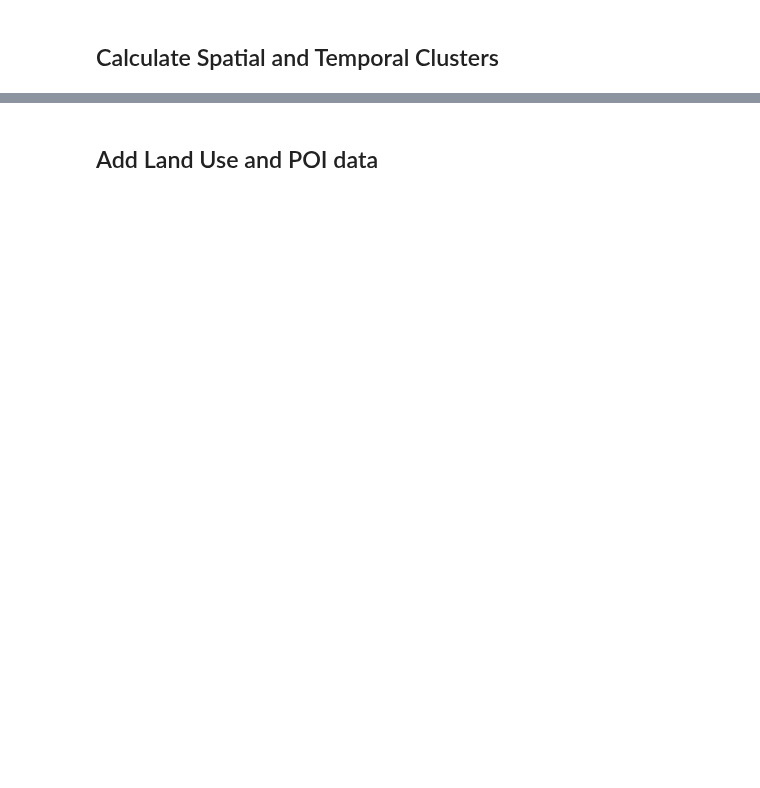
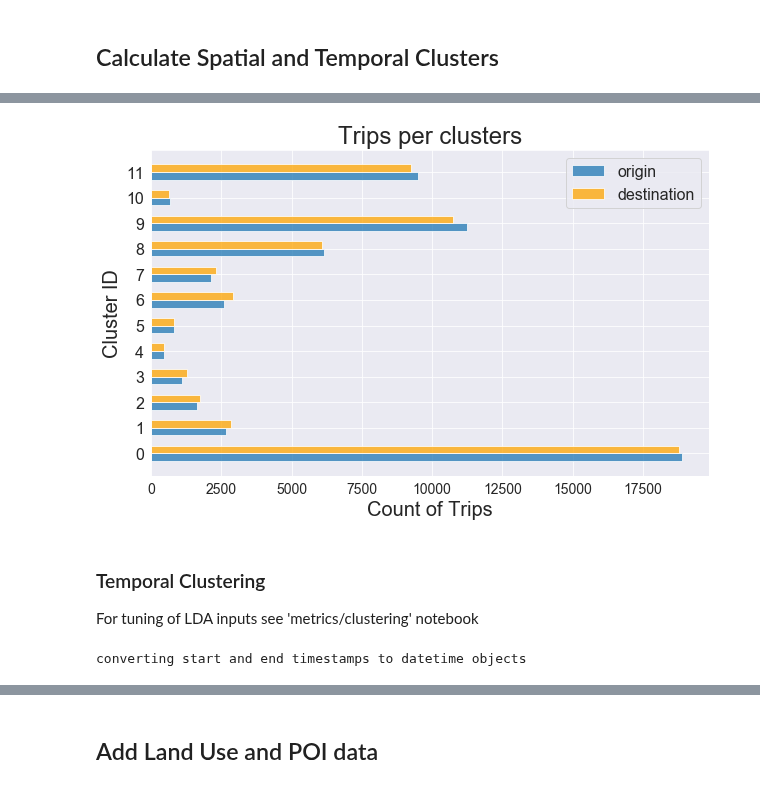
Before and after one commit to Thomasjkeel/Trip_Purpose_Classification, a Jupyter notebook: Notebooks/preprocessing/all_preprocessing.ipynb, the cells around one changed output, grey strips where cells are left out. Cells and saved outputs as stored; diff of their text form; code cells hidden in the pictures; blank space fills up the shorter version.

Commit message:
add model inputs and finish all preprocessing file

```diff
--- a/Notebooks/preprocessing/all_preprocessing.ipynb
+++ b/Notebooks/preprocessing/all_preprocessing.ipynb
@@ -222,0 +316,5 @@ Wall time: 14min 32s
+# %%
+gdf_2016['start_can'] = gdf_2016['start_can'].apply(shapely.geometry.Point)
+gdf_2016['end_can'] = gdf_2016['end_can'].apply(shapely.geometry.Point)
+gdf_2017['start_can'] = gdf_2017['start_can'].apply(shapely.geometry.Point)
+gdf_2017['end_can'] = gdf_2017['end_can'].apply(shapely.geometry.Point)
@@ -222,0 +331,12 @@ Wall time: 14min 32s
+# %%
+# Calculate DISTANCE MATRIX
+coords_st = [[x,y] for x, y in zip(gdf_2016['startx'], gdf_2016['starty'])]
+coords_en = [[x,y] for x, y in zip(gdf_2016['endx'], gdf_2016['endy'])]
+
+# get a list of all end-points for clustering algorithm
+overall_coords = coords_st
+overall_coords.extend(coords_en)
+# %%
+%%time
+kmeans = KMeans(n_clusters=12, random_state=0).fit(overall_coords)
+kmeans.labels_
@@ -222,0 +347,3 @@ Wall time: 14min 32s
+# %%
+gdf_2016['startclust'] = kmeans.labels_[:int(len(gdf_2016))]
+gdf_2016['endclust'] = kmeans.labels_[int(len(gdf_2016)):]
@@ -222,0 +407,35 @@ Wall time: 14min 32s
+# %%
+col_order = ['0','1','2','3','4','5','6','7','8','9','10','11']
+
+sns.set_style("darkgrid")
+grouped_cluster_origin = gdf_2016.groupby('startclust').count()['mode']
+grouped_cluster_destination = gdf_2016.groupby('endclust').count()['mode']
+
+fig, ax = plt.subplots(1, figsize=(10,6))
+ind = np.arange(len(grouped_cluster_origin))
+height = .3
+
+ax.barh(y=ind, width=grouped_cluster_origin, height=height, alpha=.75)
+ax.barh(y=ind+height, width=grouped_cluster_destination,height=height, color='orange', alpha=.75)
+ax.set_yticks(ind + height / 2)
+ax.set_yticklabels(col_order, size=16)
+ax.set_ylabel("Cluster ID", size=20)
+plt.xticks(size=14)
+ax.set_xlabel("Count of Trips",size=20)
+ax.set_title("Trips per clusters", size=24)
+ax.legend(['origin', 'destination'], fontsize=16);
+# ax.figure.savefig("figures/trips_per_cluster.png", bbox_inches='tight')
+# %% [output]
+[figure, added]
+# %% [markdown]
+### Temporal Clustering
+For tuning of LDA inputs see 'metrics/clustering' notebook
+# %%
+if not type(gdf_2016.starttime[0]) == datetime.datetime or not type(gdf_2017.starttime[0]) == datetime.datetime:
+    print("converting start and end timestamps to datetime objects")
+    gdf_2016['starttime'] = pd.to_datetime(gdf_2016['starttime'])
+    gdf_2016['endtime'] = pd.to_datetime(gdf_2016['endtime'])
+    gdf_2017['starttime'] = pd.to_datetime(gdf_2017['starttime'])
+    gdf_2017['endtime'] = pd.to_datetime(gdf_2017['endtime'])
+# %% [output]
+converting start and end timestamps to datetime objects
```
Also changed, not shown: parts of 111 cells of this notebook, 13 other files.
